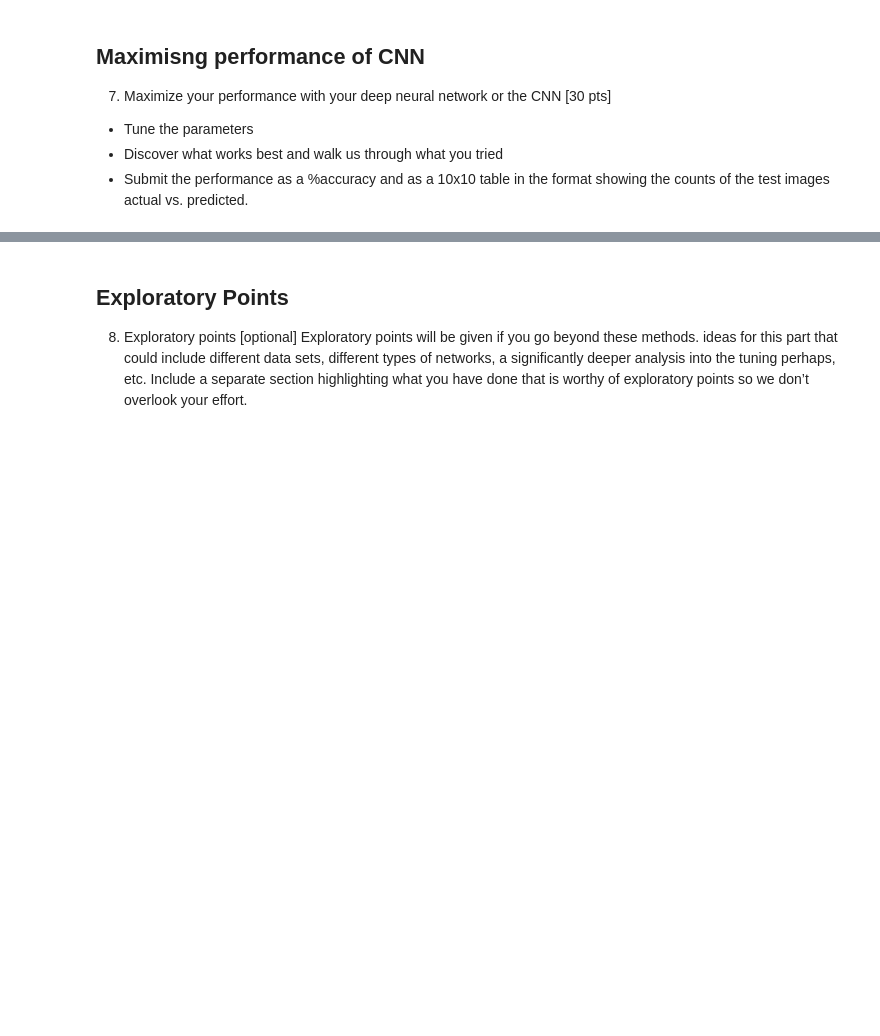
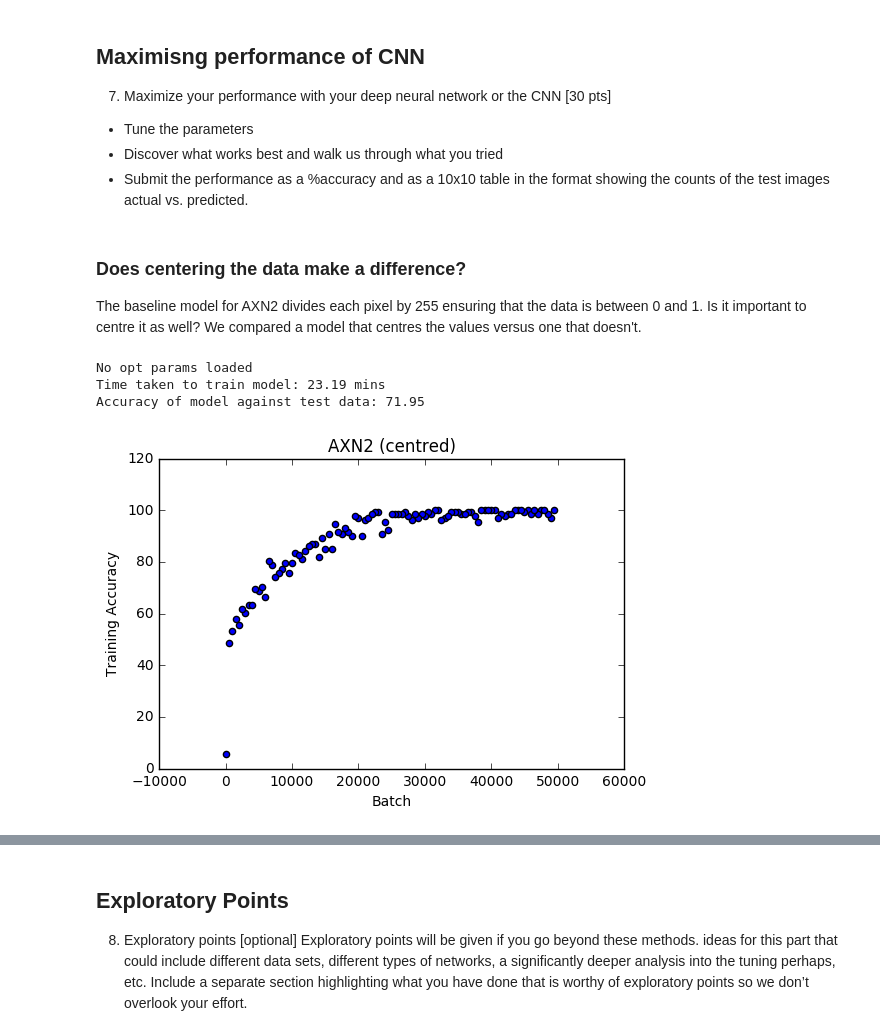
Before and after one commit to rabjohnston/E81HW4, a Jupyter notebook: submission/HW4.ipynb, the cells around one changed output, grey strips where cells are left out. Drawn from its saved outputs; the diff is of its cells as text; code cells hidden in the pictures; blank space fills up the shorter version.

Commit message:
Add batch size and centre data graphs

```diff
--- a/submission/HW4.ipynb
+++ b/submission/HW4.ipynb
@@ -449,3 +449,20 @@ Adadelta   21.82        72.33
 * Tune the parameters
 * Discover what works best and walk us through what you tried
 * Submit the performance as a %accuracy and as a 10x10 table in the format showing the counts of the test images actual vs. predicted.
+# %% [markdown]
+### Does centering the data make a difference?
+
+The baseline model for AXN2 divides each pixel by 255 ensuring that the data is between 0 and 1. Is it important to centre it as well? We compared a model that centres the values versus one that doesn't.
+# %%
+rs_centre = Results()
+rs_centre.load('results/AXN2Params/centre')
+result_centre = rs_centre.highest('accuracy')
+print('Time taken to train model: {} mins'.format(result_centre.params['time']))
+print('Accuracy of model against test data: {}'.format(result_centre.params['accuracy']))
+
+plotAccuracy('AXN2 (centred)', result_centre.epochs)
+# %% [output]
+No opt params loaded
+Time taken to train model: 23.19 mins
+Accuracy of model against test data: 71.95
+[figure, added]
```
Also changed, not shown: parts of 8 cells of this notebook.
